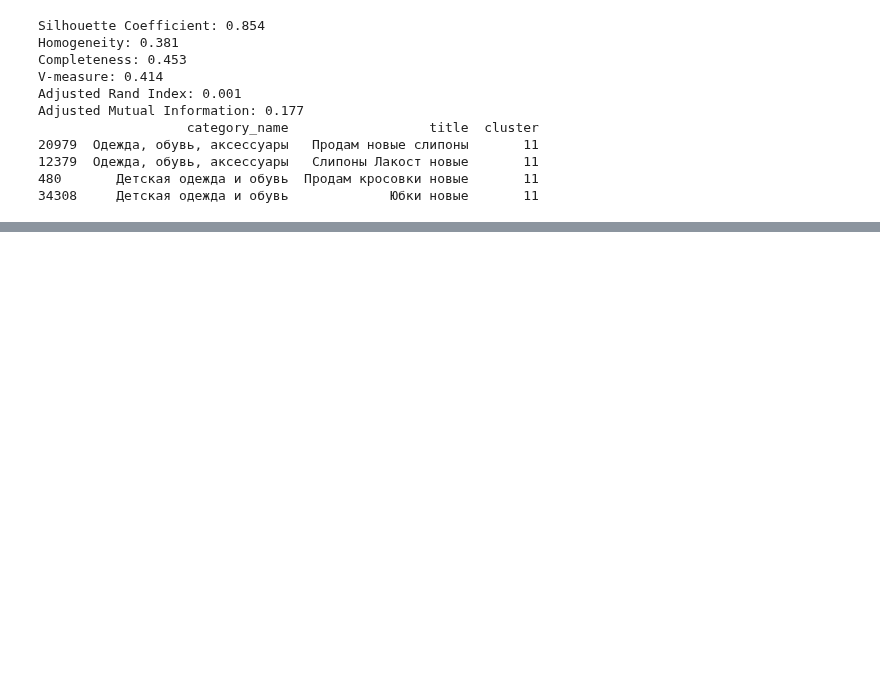
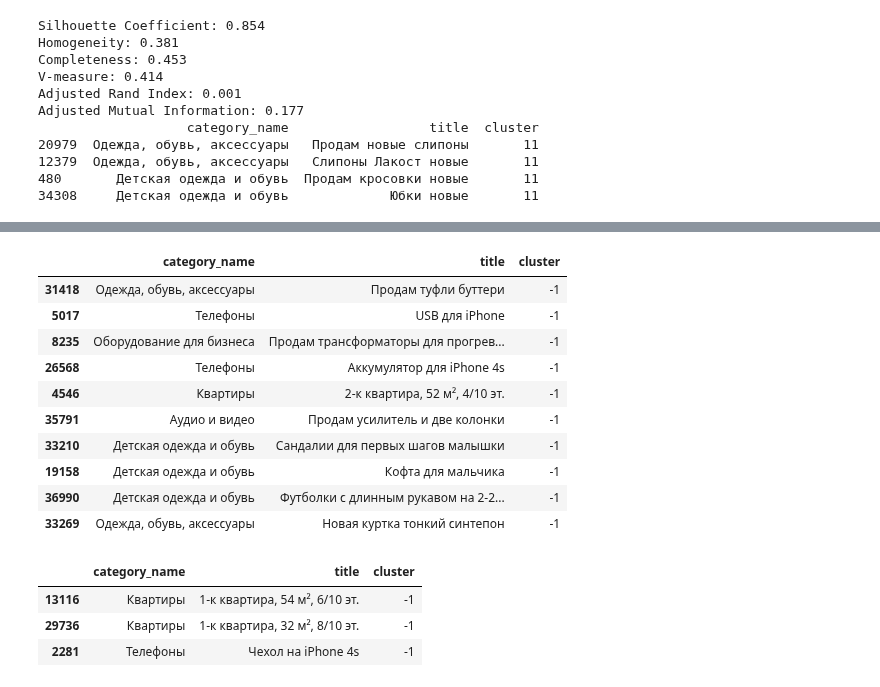
Before and after one commit to DmitryKutsev/ml_hw, a Jupyter notebook: hw4_.ipynb, the cells around one changed output, grey strips where cells are left out. Saved outputs shown, nothing was run; the diff lists cells and outputs as text; code cells hidden in the pictures; blank space fills up the shorter version.

```diff
--- a/hw4_.ipynb
+++ b/hw4_.ipynb
@@ -830,0 +912,22 @@ Adjusted Mutual Information: 0.084
+# %%
+cluster = DBSCAN(min_samples=1.1, eps=0.9, leaf_size=70,  )
+X = cv.fit_transform(sample1['title'])
+X_svd = svd.fit_transform(X)
+y = sample['category_name']
+cluster.fit(X_svd)
+labels = cluster.labels_
+sample1['cluster'] = cluster.labels_
+# %%
+sample1[sample1.cluster==-1].head(10)
+# %% [output]
+|  | category_name | title | cluster |
+| 31418 | Одежда, обувь, аксессуары | Продам туфли буттери | -1 |
+| 5017 | Телефоны | USB для iPhone | -1 |
+| 8235 | Оборудование для бизнеса | Продам трансформаторы для прогрев... | -1 |
+| 26568 | Телефоны | Аккумулятор для iPhone 4s | -1 |
+| 4546 | Квартиры | 2-к квартира, 52 м², 4/10 эт. | -1 |
+| 35791 | Аудио и видео | Продам усилитель и две колонки | -1 |
+| 33210 | Детская одежда и обувь | Сандалии для первых шагов малышки | -1 |
+| 19158 | Детская одежда и обувь | Кофта для мальчика | -1 |
+| 36990 | Детская одежда и обувь | Футболки с длинным рукавом на 2-2... | -1 |
+| 33269 | Одежда, обувь, аксессуары | Новая куртка тонкий синтепон | -1 |
@@ -830,0 +944,7 @@ Adjusted Mutual Information: 0.084
+# %%
+sample1[sample1.cluster==-1].head(10)
+# %% [output]
+|  | category_name | title | cluster |
+| 13116 | Квартиры | 1-к квартира, 54 м², 6/10 эт. | -1 |
+| 29736 | Квартиры | 1-к квартира, 32 м², 8/10 эт. | -1 |
+| 2281 | Телефоны | Чехол на iPhone 4s | -1 |
```
Also changed, not shown: parts of 27 cells of this notebook.
